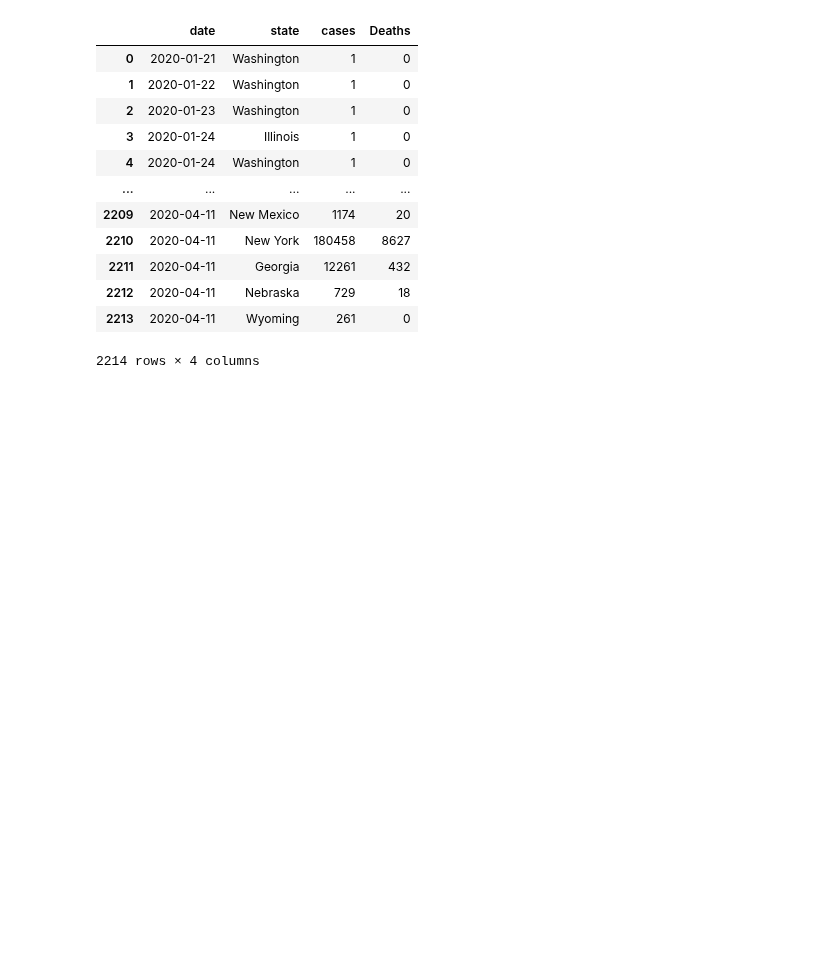
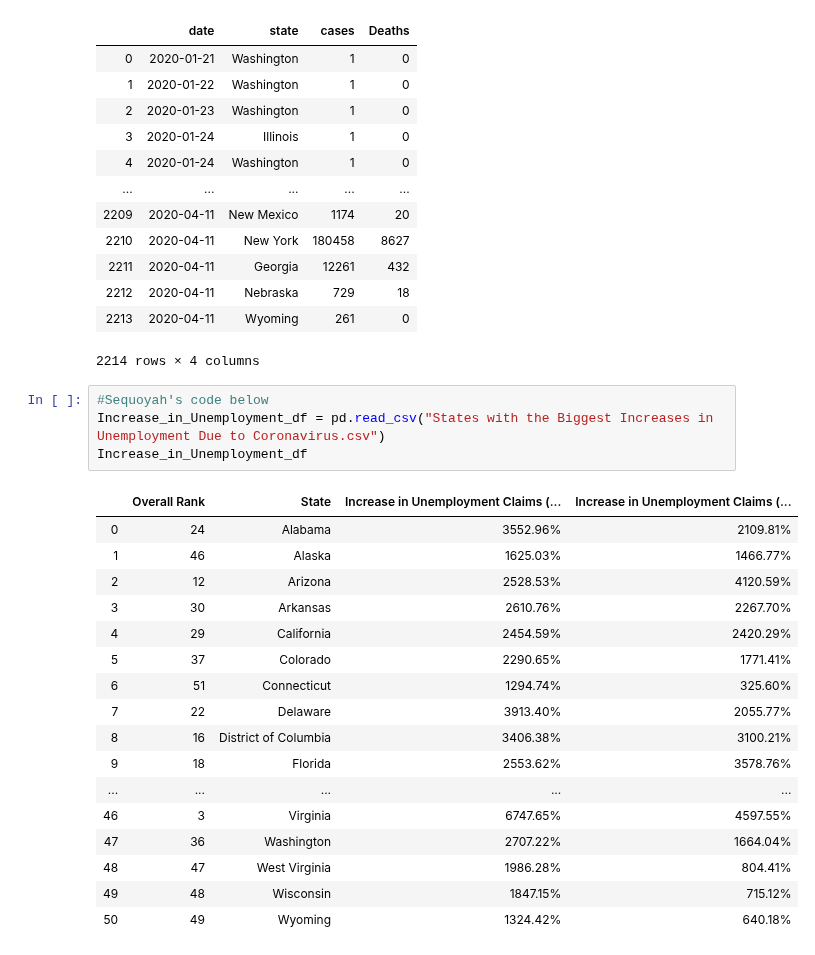
Before and after one commit to lmstevens/Group_Project_1, a Jupyter notebook: State_Data.ipynb, the cells around one changed output. Saved outputs shown, nothing was run; the diff lists cells and outputs as text; blank space fills up the shorter version.

```diff
--- a/State_Data.ipynb
+++ b/State_Data.ipynb
@@ -48,3 +48,25 @@ final_df
 | 2212 | 2020-04-11 | Nebraska | 729 | 18 |
 | 2213 | 2020-04-11 | Wyoming | 261 | 0 |
 2214 rows × 4 columns
+# %%
+#Sequoyah's code below
+Increase_in_Unemployment_df = pd.read_csv("States with the Biggest Increases in Unemployment Due to Coronavirus.csv")
+Increase_in_Unemployment_df
+# %% [output]
+|  | Overall Rank | State | Increase in Unemployment Claims (... | Increase in Unemployment Claims (... |
+| 0 | 24 | Alabama | 3552.96% | 2109.81% |
+| 1 | 46 | Alaska | 1625.03% | 1466.77% |
+| 2 | 12 | Arizona | 2528.53% | 4120.59% |
+| 3 | 30 | Arkansas | 2610.76% | 2267.70% |
+| 4 | 29 | California | 2454.59% | 2420.29% |
+| 5 | 37 | Colorado | 2290.65% | 1771.41% |
+| 6 | 51 | Connecticut | 1294.74% | 325.60% |
+| 7 | 22 | Delaware | 3913.40% | 2055.77% |
+| 8 | 16 | District of Columbia | 3406.38% | 3100.21% |
+| 9 | 18 | Florida | 2553.62% | 3578.76% |
+| ... | ... | ... | ... | ... |
+| 46 | 3 | Virginia | 6747.65% | 4597.55% |
+| 47 | 36 | Washington | 2707.22% | 1664.04% |
+| 48 | 47 | West Virginia | 1986.28% | 804.41% |
+| 49 | 48 | Wisconsin | 1847.15% | 715.12% |
+| 50 | 49 | Wyoming | 1324.42% | 640.18% |
```
Also changed, not shown: parts of 1 cell of this notebook.
